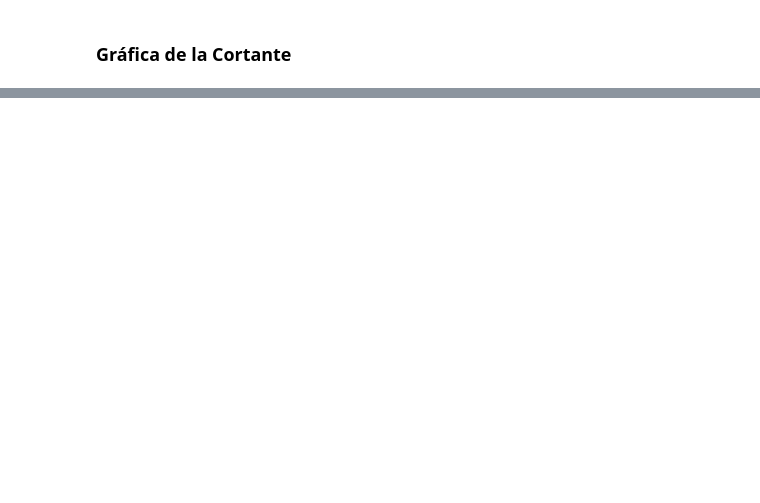
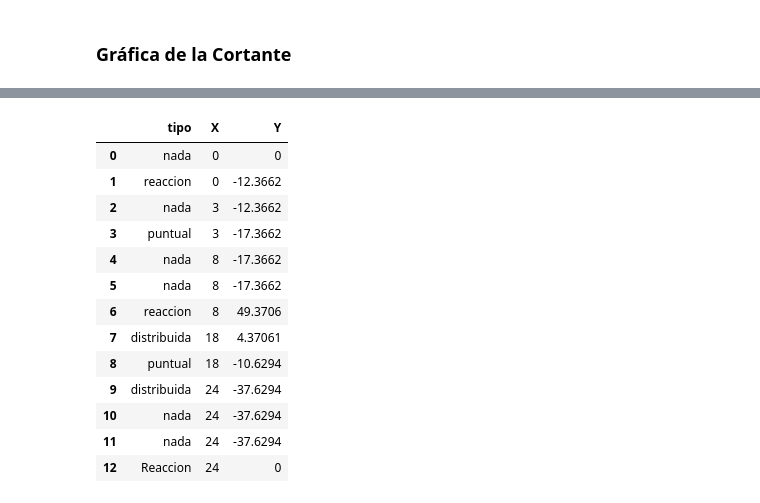
Before and after one commit to mcuscagua/Analisis_Estructural, a Jupyter notebook: Calculadora de Vigas.ipynb, the cells around one changed output, grey strips where cells are left out. Saved outputs shown, nothing was run; the diff lists cells and outputs as text; code cells hidden in the pictures; blank space fills up the shorter version.

```diff
--- a/Calculadora de Vigas.ipynb
+++ b/Calculadora de Vigas.ipynb
@@ -100,0 +113,17 @@ Graficas.grafico_de_la_cortante()
+# %%
+Graficas.plot_momento
+# %% [output]
+|  | tipo | X | Y |
+| 0 | nada | 0 | 0 |
+| 1 | reaccion | 0 | -12.3662 |
+| 2 | nada | 3 | -12.3662 |
+| 3 | puntual | 3 | -17.3662 |
+| 4 | nada | 8 | -17.3662 |
+| 5 | nada | 8 | -17.3662 |
+| 6 | reaccion | 8 | 49.3706 |
+| 7 | distribuida | 18 | 4.37061 |
+| 8 | puntual | 18 | -10.6294 |
+| 9 | distribuida | 24 | -37.6294 |
+| 10 | nada | 24 | -37.6294 |
+| 11 | nada | 24 | -37.6294 |
+| 12 | Reaccion | 24 | 0 |
```
Also changed, not shown: parts of 21 cells of this notebook, 2 other files.
